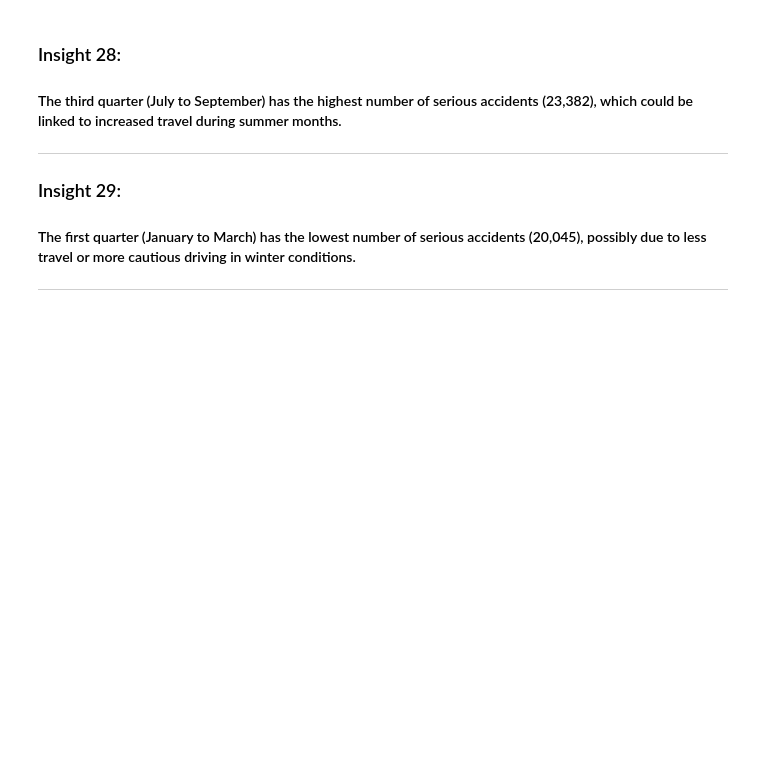
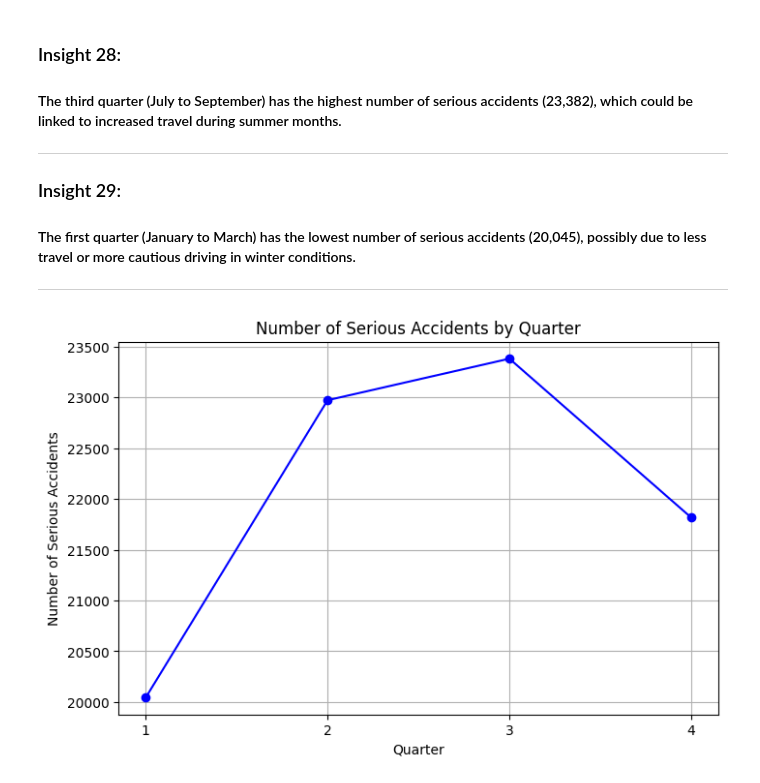
Before and after one commit to mariscotes/ELECT303-DataAnalytics, a Jupyter notebook: Activity2.ipynb, the cells around one changed output. Drawn from its saved outputs; the diff is of its cells as text; code cells hidden in the pictures; blank space fills up the shorter version.

```diff
--- a/Activity2.ipynb
+++ b/Activity2.ipynb
@@ -578,3 +642,17 @@ dtype: int64
 <h3>Insight 29:</h3>
 <h4>The first quarter (January to March) has the lowest number of serious accidents (20,045), possibly due to less travel or more cautious driving in winter conditions.</h4>
 <hr>
+# %%
+quarters = [1, 2, 3, 4]
+serious_accidents = [20045, 22973, 23382, 21817]
+
+plt.figure(figsize=(8, 5))
+plt.plot(quarters, serious_accidents, marker='o', linestyle='-', color='b')
+plt.title('Number of Serious Accidents by Quarter')
+plt.xlabel('Quarter')
+plt.ylabel('Number of Serious Accidents')
+plt.xticks(quarters)
+plt.grid(True)
+plt.show()
+# %% [output]
+[figure, added]
```
Also changed, not shown: parts of 7 cells of this notebook.
